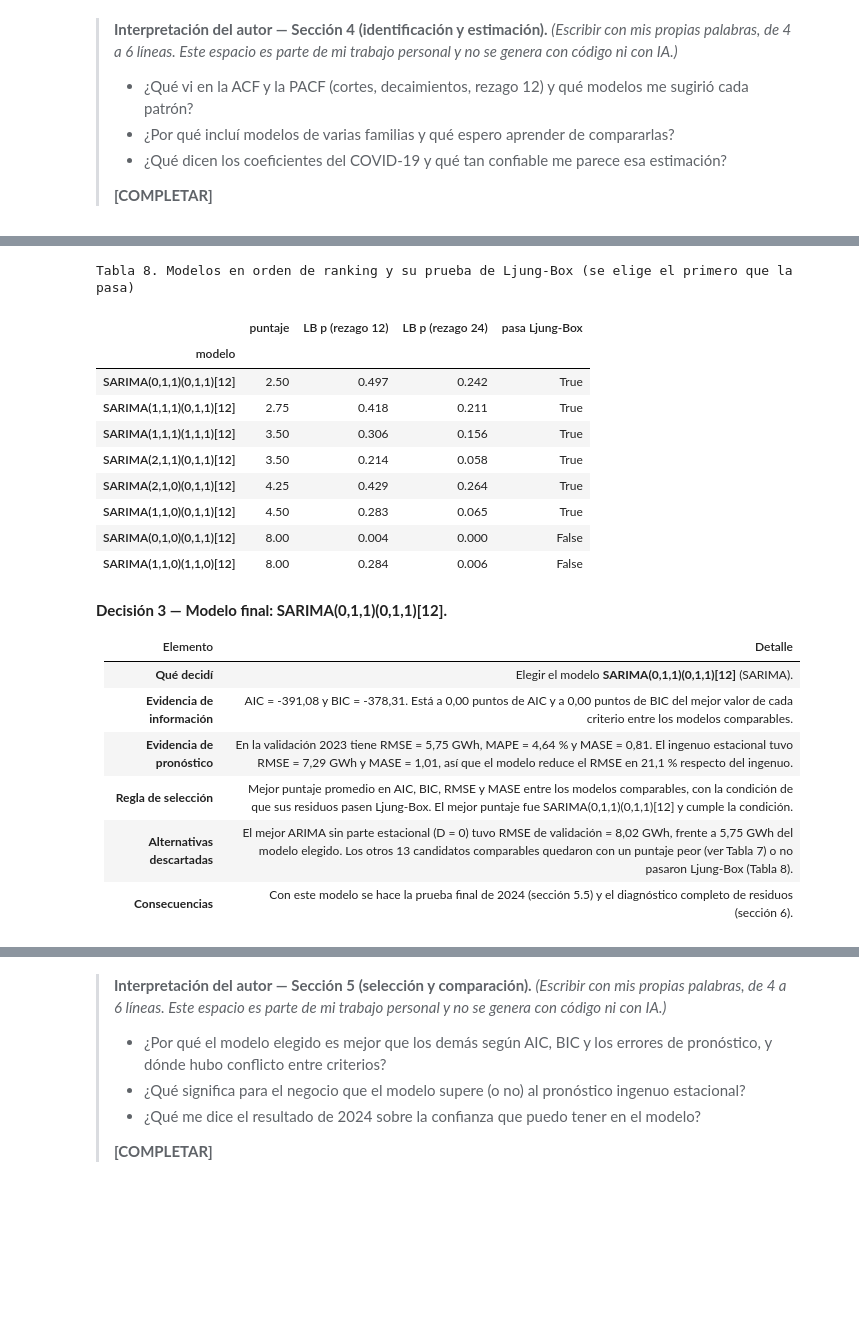
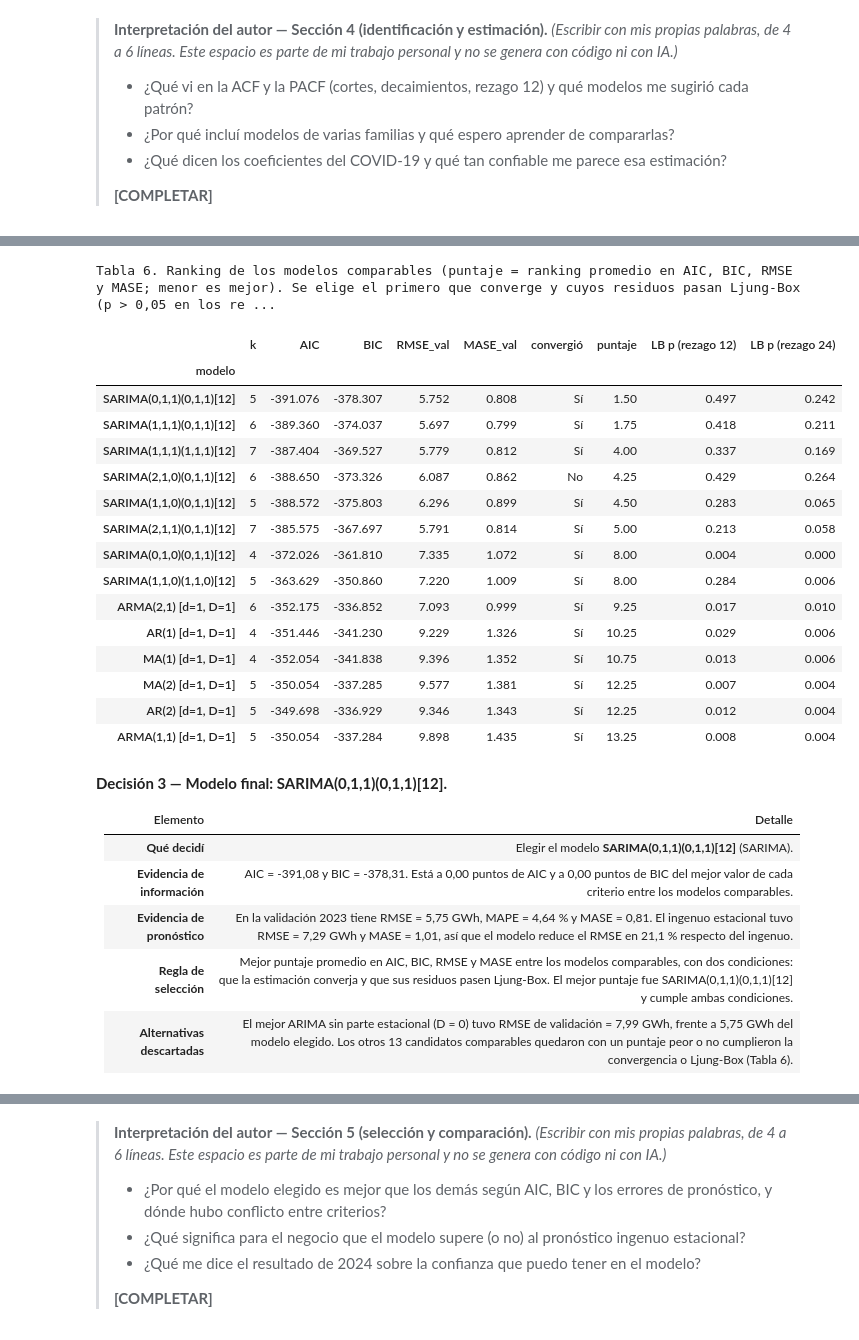
Before and after one commit to robertomoncada-blip/Magister_ciencia_datos, a Jupyter notebook: MCDI505/notebooks/mcdi505_s2rmoncada.ipynb, the cells around one changed output, grey strips where cells are left out. Cells and saved outputs as stored; diff of their text form; code cells hidden in the pictures; blank space fills up the shorter version.

```diff
--- a/MCDI505/notebooks/mcdi505_s2rmoncada.ipynb
+++ b/MCDI505/notebooks/mcdi505_s2rmoncada.ipynb
@@ -96,6 +77,7 @@ plt.rcParams.update({
     "axes.spines.top": False, "axes.spines.right": False,
     "axes.titlesize": 11, "axes.labelsize": 9.5, "font.size": 9,
 })
+pd.set_option("display.max_colwidth", None)   # tablas con texto completo
 
 # Hitos del caso (contexto entregado en el documento base del curso)
 COVID_INI = pd.Timestamp("2020-03-01")
@@ -112,6 +94,10 @@ def pv(p):
     """Valor-p con formato legible."""
     return "< 0,001" if p < 0.001 else c(p, 3)
 
+def p_(p):
+    """«p < 0,001» o «p = 0,xxx», según corresponda."""
+    return "p < 0,001" if p < 0.001 else f"p = {c(p, 3)}"
+
 print("pandas", pd.__version__, "· numpy", np.__version__, "· statsmodels", statsmodels.__version__)
 # %% [output]
 pandas 3.0.6 · numpy 2.5.3 · statsmodels 0.15.0
@@ -867,6 +749,6 @@ Tabla 6. Métricas de pronóstico en validación (2023, GWh); escala MASE = 6.48
 # %%
 # ============================================================
-# 5.2 Tabla comparativa y ranking (solo modelos comparables por diferenciación)
+# 5.2 Ranking de los modelos comparables y referencias
 # ============================================================
 tabla["comparable"] = (tabla["d"] == d_sel) & (tabla["D"] == D_sel)
 cols_rank = ["AIC", "BIC", "RMSE_val", "MASE_val"]
@@ -875,22 +757,10 @@ tabla.loc[tabla["comparable"], "puntaje"] = tabla.loc[tabla["comparable"], cols_
 
 ranking = (tabla[tabla["comparable"]]
            .sort_values(["puntaje", "BIC"])
-           [["familia", "k", "AIC", "BIC", "RMSE_val", "MAE_val", "MAPE_val", "MASE_val", "puntaje"]])
-print("Tabla 7. Ranking de los modelos comparables (puntaje = ranking promedio en AIC, BIC, RMSE y MASE; menor es mejor)")
-display(ranking.round(3))
+           [["k", "AIC", "BIC", "RMSE_val", "MASE_val", "convergió", "puntaje"]])
 
-fuera = tabla[~tabla["comparable"]][["familia", "RMSE_val", "MAE_val", "MAPE_val", "MASE_val"]]
-print("Modelos no comparables por AIC/BIC (distinta diferenciación); se juzgan solo por pronóstico:")
+cols_ref = ["RMSE_val", "MAPE_val", "MASE_val"]
+fuera = pd.concat([tabla.loc[~tabla["comparable"], cols_ref], m_val.loc[["Ingenuo estacional"], cols_ref]])
+print("Tabla 5. Referencias no comparables por AIC/BIC (otra diferenciación o pronóstico ingenuo): solo métricas de 2023")
 display(fuera.round(3))
-
-# Gráfico: AIC y BIC de los modelos comparables
-fig, axes = plt.subplots(1, 2, figsize=(12, 3.8))
-orden_g = ranking.index.tolist()
-for ax, col, color in zip(axes, ["AIC", "BIC"], [ROJO, AZUL]):
-    vals = ranking.loc[orden_g, col]
-    ax.barh(range(len(vals)), vals.values - vals.min(), color=color, alpha=0.85)
-    ax.set_yticks(range(len(vals))); ax.set_yticklabels(orden_g, fontsize=7.5)
-    ax.invert_yaxis(); ax.set_xlabel(f"{col} menos el mínimo (0 = mejor)")
-    ax.set_title(f"Figura 5{'a' if col == 'AIC' else 'b'}. {col} relativo")
-plt.tight_layout(); plt.show()
 # %% [output]
@@ -931,60 +783,68 @@ for nom in orden_modelos:
     e_ = r_["full"].resid.iloc[BURN:]
     lb_ = acorr_ljungbox(e_, lags=[12, 24], model_df=r_["k_arma"], return_df=True)
     ok_ = bool((lb_["lb_pvalue"] > 0.05).all())
+    conv_ = r_["conv"]
     filas_lb.append({"modelo": nom, "puntaje": ranking.loc[nom, "puntaje"],
                      "LB p (rezago 12)": float(lb_["lb_pvalue"].iloc[0]),
                      "LB p (rezago 24)": float(lb_["lb_pvalue"].iloc[1]),
-                     "pasa Ljung-Box": ok_})
-    if ok_ and seleccion is None:
+                     "pasa Ljung-Box": ok_, "convergió": conv_})
+    if ok_ and conv_ and seleccion is None:
         seleccion = nom
 hay_modelo_valido = seleccion is not None
 if seleccion is None:                                   # si ninguno pasa, se queda el de mejor puntaje
     seleccion = orden_modelos[0]
 
 tab_lb = pd.DataFrame(filas_lb).set_index("modelo")
-print("Tabla 8. Modelos en orden de ranking y su prueba de Ljung-Box (se elige el primero que la pasa)")
-display(tab_lb.head(8).round(3))
+tab_rank = ranking.join(tab_lb[["LB p (rezago 12)", "LB p (rezago 24)"]])
+print("Tabla 6. Ranking de los modelos comparables (puntaje = ranking promedio en AIC, BIC, RMSE y MASE; menor es mejor). "
+      "Se elige el primero que converge y cuyos residuos pasan Ljung-Box (p > 0,05 en los rezagos 12 y 24).")
+display(tab_rank.round(3))
 
 mejor_rank = orden_modelos[0]
 sel = resultados[seleccion]
 spec_sel = sel["spec"]
 res_sel = sel["full"]
 fila_sel = tabla.loc[seleccion]
 fila_naive = m_val.loc["Ingenuo estacional"]
 mejora_rmse = 100 * (1 - fila_sel["RMSE_val"] / fila_naive["RMSE_val"])
 dif_bic = float(fila_sel["BIC"] - ranking["BIC"].min())
 dif_aic = float(fila_sel["AIC"] - ranking["AIC"].min())
 arimas = tabla[tabla["familia"] == "ARIMA"]
 if len(arimas):
     texto_alt = (f"El mejor ARIMA sin parte estacional (D = 0) tuvo RMSE de validación = {c(arimas['RMSE_val'].min())} GWh, frente a {c(fila_sel['RMSE_val'])} GWh del modelo elegido. "
-                 f"Los otros {len(orden_modelos) - 1} candidatos comparables quedaron con un puntaje peor (ver Tabla 7) o no pasaron Ljung-Box (Tabla 8).")
+                 f"Los otros {len(orden_modelos) - 1} candidatos comparables quedaron con un puntaje peor o no cumplieron la convergencia o Ljung-Box (Tabla 6).")
 else:
-    texto_alt = f"Los otros {len(orden_modelos) - 1} candidatos comparables quedaron con un puntaje peor (ver Tabla 7) o no pasaron Ljung-Box (Tabla 8)."
+    texto_alt = f"Los otros {len(orden_modelos) - 1} candidatos comparables quedaron con un puntaje peor o no cumplieron la convergencia o Ljung-Box (Tabla 6)."
 
 display(Markdown(f"""
 **Decisión 3 — Modelo final: {seleccion}.**
 
 | Elemento | Detalle |
 |---|---|
 | **Qué decidí** | Elegir el modelo **{seleccion}** ({fila_sel['familia']}). |
 | **Evidencia de información** | AIC = {c(fila_sel['AIC'])} y BIC = {c(fila_sel['BIC'])}. Está a {c(dif_aic)} puntos de AIC y a {c(dif_bic)} puntos de BIC del mejor valor de cada criterio entre los modelos comparables. |
 | **Evidencia de pronóstico** | En la validación 2023 tiene RMSE = {c(fila_sel['RMSE_val'])} GWh, MAPE = {c(fila_sel['MAPE_val'])} % y MASE = {c(fila_sel['MASE_val'])}. El ingenuo estacional tuvo RMSE = {c(fila_naive['RMSE_val'])} GWh y MASE = {c(fila_naive['MASE_val'])}, así que el modelo {'reduce' if mejora_rmse > 0 else 'aumenta'} el RMSE en {c(abs(mejora_rmse), 1)} % respecto del ingenuo. |
-| **Regla de selección** | Mejor puntaje promedio en AIC, BIC, RMSE y MASE entre los modelos comparables, con la condición de que sus residuos pasen Ljung-Box. {'El mejor puntaje fue ' + mejor_rank + (' y cumple la condición.' if mejor_rank == seleccion else ', pero no pasa Ljung-Box, por eso se eligió el siguiente que sí la pasa.') if hay_modelo_valido else 'Ningún modelo pasó Ljung-Box en ambos rezagos; se conserva el de mejor puntaje y se discute esta limitación en la sección 6.'} |
+| **Regla de selección** | Mejor puntaje promedio en AIC, BIC, RMSE y MASE entre los modelos comparables, con dos condiciones: que la estimación converja y que sus residuos pasen Ljung-Box. {'El mejor puntaje fue ' + mejor_rank + (' y cumple ambas condiciones.' if mejor_rank == seleccion else ', pero no cumple alguna de las condiciones, por eso se eligió el siguiente que sí las cumple.') if hay_modelo_valido else 'Ningún modelo cumplió ambas condiciones; se conserva el de mejor puntaje y se discute esta limitación en la sección 6.'} |
 | **Alternativas descartadas** | {texto_alt} |
-| **Consecuencias** | Con este modelo se hace la prueba final de 2024 (sección 5.5) y el diagnóstico completo de residuos (sección 6). |
 """))
 # %% [output]
-Tabla 8. Modelos en orden de ranking y su prueba de Ljung-Box (se elige el primero que la pasa)
+Tabla 6. Ranking de los modelos comparables (puntaje = ranking promedio en AIC, BIC, RMSE y MASE; menor es mejor). Se elige el primero que converge y cuyos residuos pasan Ljung-Box (p > 0,05 en los re ...
-|  | puntaje | LB p (rezago 12) | LB p (rezago 24) | pasa Ljung-Box |
-| modelo |  |  |  |  |
-| SARIMA(0,1,1)(0,1,1)[12] | 2.50 | 0.497 | 0.242 | True |
-| SARIMA(1,1,1)(0,1,1)[12] | 2.75 | 0.418 | 0.211 | True |
-| SARIMA(1,1,1)(1,1,1)[12] | 3.50 | 0.306 | 0.156 | True |
-| SARIMA(2,1,1)(0,1,1)[12] | 3.50 | 0.214 | 0.058 | True |
-| SARIMA(2,1,0)(0,1,1)[12] | 4.25 | 0.429 | 0.264 | True |
-| SARIMA(1,1,0)(0,1,1)[12] | 4.50 | 0.283 | 0.065 | True |
-| SARIMA(0,1,0)(0,1,1)[12] | 8.00 | 0.004 | 0.000 | False |
-| SARIMA(1,1,0)(1,1,0)[12] | 8.00 | 0.284 | 0.006 | False |
+|  | k | AIC | BIC | RMSE_val | MASE_val | convergió | puntaje | LB p (rezago 12) | LB p (rezago 24) |
+| modelo |  |  |  |  |  |  |  |  |  |
+| SARIMA(0,1,1)(0,1,1)[12] | 5 | -391.076 | -378.307 | 5.752 | 0.808 | Sí | 1.50 | 0.497 | 0.242 |
+| SARIMA(1,1,1)(0,1,1)[12] | 6 | -389.360 | -374.037 | 5.697 | 0.799 | Sí | 1.75 | 0.418 | 0.211 |
+| SARIMA(1,1,1)(1,1,1)[12] | 7 | -387.404 | -369.527 | 5.779 | 0.812 | Sí | 4.00 | 0.337 | 0.169 |
+| SARIMA(2,1,0)(0,1,1)[12] | 6 | -388.650 | -373.326 | 6.087 | 0.862 | No | 4.25 | 0.429 | 0.264 |
+| SARIMA(1,1,0)(0,1,1)[12] | 5 | -388.572 | -375.803 | 6.296 | 0.899 | Sí | 4.50 | 0.283 | 0.065 |
+| SARIMA(2,1,1)(0,1,1)[12] | 7 | -385.575 | -367.697 | 5.791 | 0.814 | Sí | 5.00 | 0.213 | 0.058 |
+| SARIMA(0,1,0)(0,1,1)[12] | 4 | -372.026 | -361.810 | 7.335 | 1.072 | Sí | 8.00 | 0.004 | 0.000 |
+| SARIMA(1,1,0)(1,1,0)[12] | 5 | -363.629 | -350.860 | 7.220 | 1.009 | Sí | 8.00 | 0.284 | 0.006 |
+| ARMA(2,1) [d=1, D=1] | 6 | -352.175 | -336.852 | 7.093 | 0.999 | Sí | 9.25 | 0.017 | 0.010 |
+| AR(1) [d=1, D=1] | 4 | -351.446 | -341.230 | 9.229 | 1.326 | Sí | 10.25 | 0.029 | 0.006 |
+| MA(1) [d=1, D=1] | 4 | -352.054 | -341.838 | 9.396 | 1.352 | Sí | 10.75 | 0.013 | 0.006 |
+| MA(2) [d=1, D=1] | 5 | -350.054 | -337.285 | 9.577 | 1.381 | Sí | 12.25 | 0.007 | 0.004 |
+| AR(2) [d=1, D=1] | 5 | -349.698 | -336.929 | 9.346 | 1.343 | Sí | 12.25 | 0.012 | 0.004 |
+| ARMA(1,1) [d=1, D=1] | 5 | -350.054 | -337.284 | 9.898 | 1.435 | Sí | 13.25 | 0.008 | 0.004 |
 
 **Decisión 3 — Modelo final: SARIMA(0,1,1)(0,1,1)[12].**
 
@@ -993,8 +853,7 @@ Tabla 8. Modelos en orden de ranking y su prueba de Ljung-Box (se elige el prime
 | **Qué decidí** | Elegir el modelo **SARIMA(0,1,1)(0,1,1)[12]** (SARIMA). |
 | **Evidencia de información** | AIC = -391,08 y BIC = -378,31. Está a 0,00 puntos de AIC y a 0,00 puntos de BIC del mejor valor de cada criterio entre los modelos comparables. |
 | **Evidencia de pronóstico** | En la validación 2023 tiene RMSE = 5,75 GWh, MAPE = 4,64 % y MASE = 0,81. El ingenuo estacional tuvo RMSE = 7,29 GWh y MASE = 1,01, así que el modelo reduce el RMSE en 21,1 % respecto del ingenuo. |
-| **Regla de selección** | Mejor puntaje promedio en AIC, BIC, RMSE y MASE entre los modelos comparables, con la condición de que sus residuos pasen Ljung-Box. El mejor puntaje fue SARIMA(0,1,1)(0,1,1)[12] y cumple la condición. |
-| **Alternativas descartadas** | El mejor ARIMA sin parte estacional (D = 0) tuvo RMSE de validación = 8,02 GWh, frente a 5,75 GWh del modelo elegido. Los otros 13 candidatos comparables quedaron con un puntaje peor (ver Tabla 7) o no pasaron Ljung-Box (Tabla 8). |
-| **Consecuencias** | Con este modelo se hace la prueba final de 2024 (sección 5.5) y el diagnóstico completo de residuos (sección 6). |
+| **Regla de selección** | Mejor puntaje promedio en AIC, BIC, RMSE y MASE entre los modelos comparables, con dos condiciones: que la estimación converja y que sus residuos pasen Ljung-Box. El mejor puntaje fue SARIMA(0,1,1)(0,1,1)[12] y cumple ambas condiciones. |
+| **Alternativas descartadas** | El mejor ARIMA sin parte estacional (D = 0) tuvo RMSE de validación = 7,99 GWh, frente a 5,75 GWh del modelo elegido. Los otros 13 candidatos comparables quedaron con un puntaje peor o no cumplieron la convergencia o Ljung-Box (Tabla 6). |
 # %%
 # ============================================================
```
Also changed, not shown: parts of 41 cells of this notebook.
